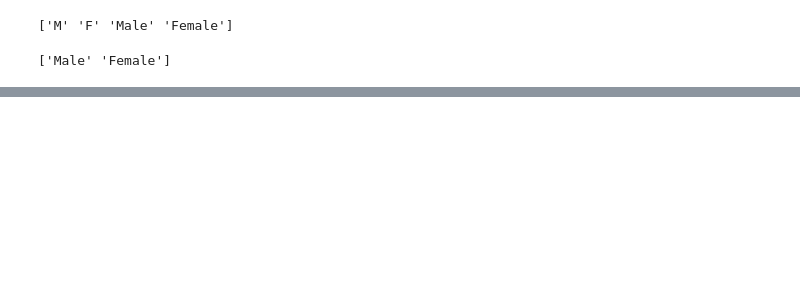
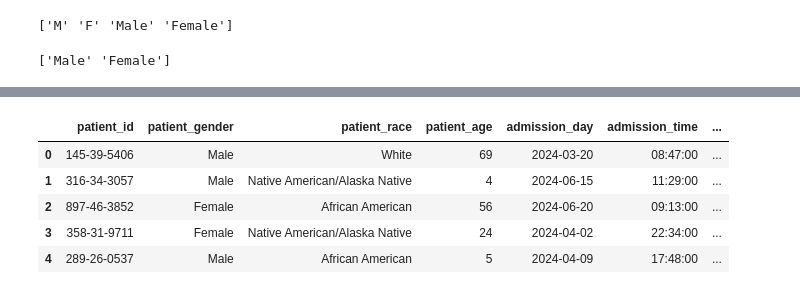
Before and after one commit to Mikayla-ds2/surge-sense, a Jupyter notebook: model.ipynb, the cells around one changed output, grey strips where cells are left out. Cells and saved outputs as stored; diff of their text form; code cells hidden in the pictures; blank space fills up the shorter version.

```diff
--- a/model.ipynb
+++ b/model.ipynb
@@ -79,0 +96,13 @@ data.rename({'Patient Id': 'patient_id',
+# %%
+data.drop(['admission_date'], axis=1, inplace=True)
+
+data = data.loc[:, ['patient_id', 'patient_gender', 'patient_race', 'patient_age', 'admission_day', 'admission_time', 'patient_waittime', 'admission_flag', 'department_referral']]
+# %%
+data.head()
+# %% [output]
+|  | patient_id | patient_gender | patient_race | patient_age | admission_day | admission_time | ... |
+| 0 | 145-39-5406 | Male | White | 69 | 2024-03-20 | 08:47:00 | ... |
+| 1 | 316-34-3057 | Male | Native American/Alaska Native | 4 | 2024-06-15 | 11:29:00 | ... |
+| 2 | 897-46-3852 | Female | African American | 56 | 2024-06-20 | 09:13:00 | ... |
+| 3 | 358-31-9711 | Female | Native American/Alaska Native | 24 | 2024-04-02 | 22:34:00 | ... |
+| 4 | 289-26-0537 | Male | African American | 5 | 2024-04-09 | 17:48:00 | ... |
```
Also changed, not shown: parts of 5 cells of this notebook.
